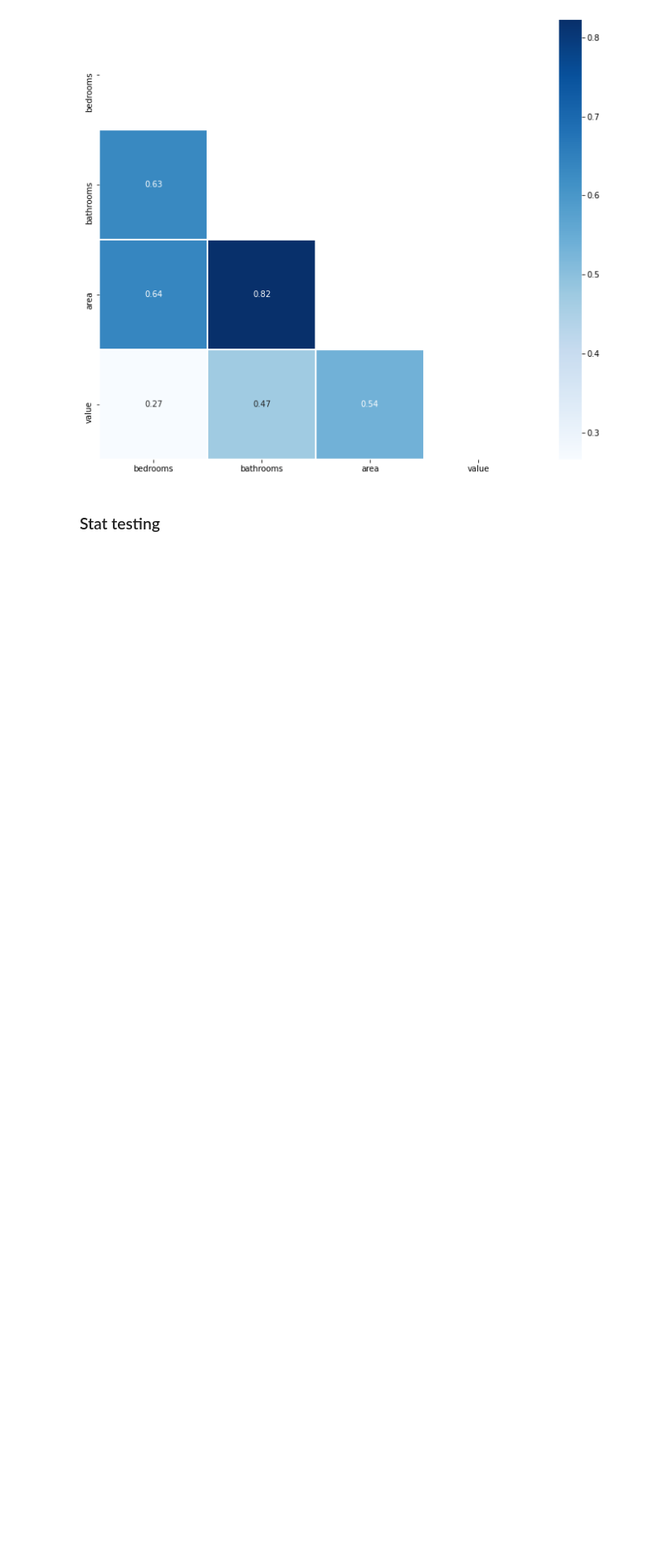
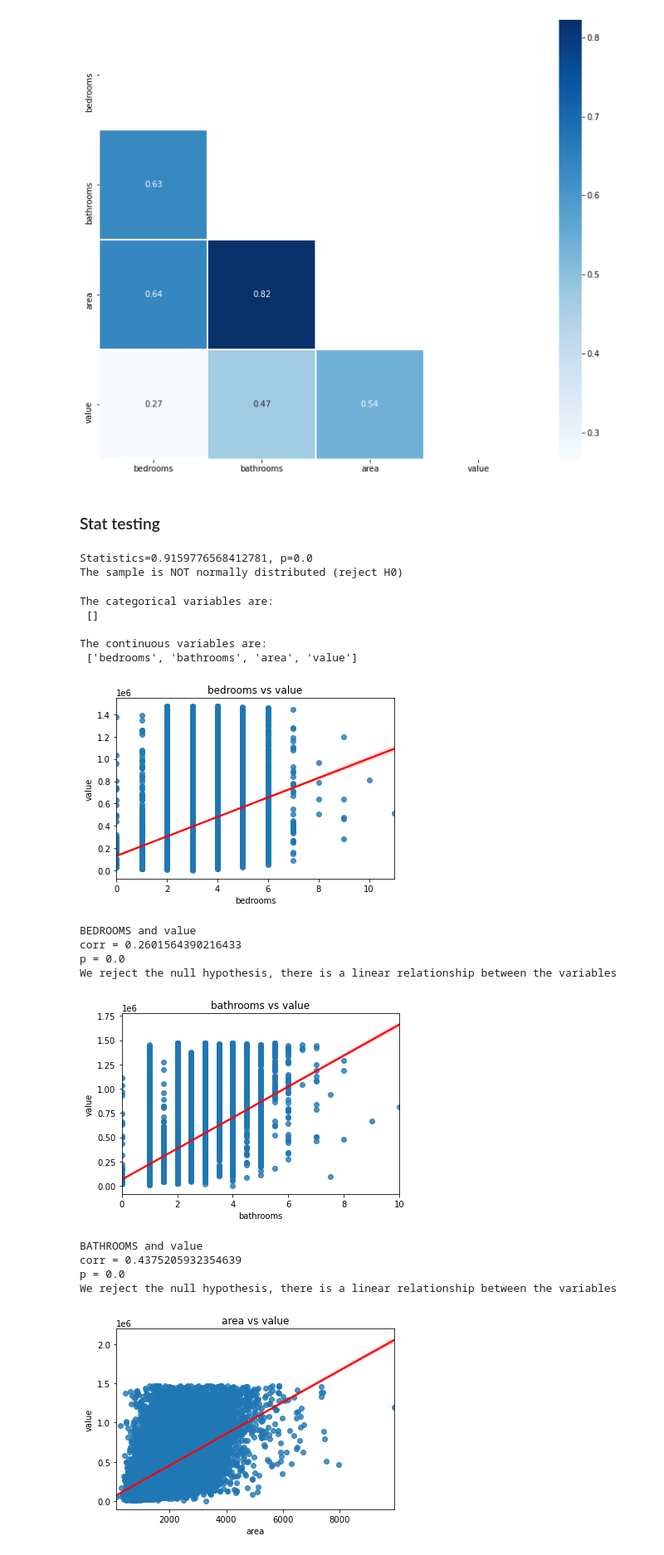
Before and after one commit to OKPTaylor/Zillow_2017_Project, a Jupyter notebook: zillow_project_test.ipynb, the cells around one changed output. Shown at 83% size. Drawn from its saved outputs; the diff is of its cells as text; code cells hidden in the pictures; blank space fills up the shorter version.

```diff
--- a/zillow_project_test.ipynb
+++ b/zillow_project_test.ipynb
@@ -178,3 +181,28 @@ wrg.corr_heatmap(train_zillow)
 [figure]
 # %% [markdown]
 ### Stat testing
+# %%
+#testing for normality of the target variable
+wrg.normality_test(train_zillow, "value")
+# %% [output]
+Statistics=0.9159776568412781, p=0.0
+The sample is NOT normally distributed (reject H0)
+# %%
+wrg.spearman_loop(train_zillow, "value")
+# %% [output]
+The categorical variables are:
+ []
+
+The continuous variables are:
+ ['bedrooms', 'bathrooms', 'area', 'value']
+[figure, added]
+BEDROOMS and value
+corr = 0.2601564390216433
+p = 0.0
+We reject the null hypothesis, there is a linear relationship between the variables
+[figure, added]
+BATHROOMS and value
+corr = 0.4375205932354639
+p = 0.0
+We reject the null hypothesis, there is a linear relationship between the variables
+[figure, added]
```
Also changed, not shown: parts of 5 cells of this notebook, 1 other file.
